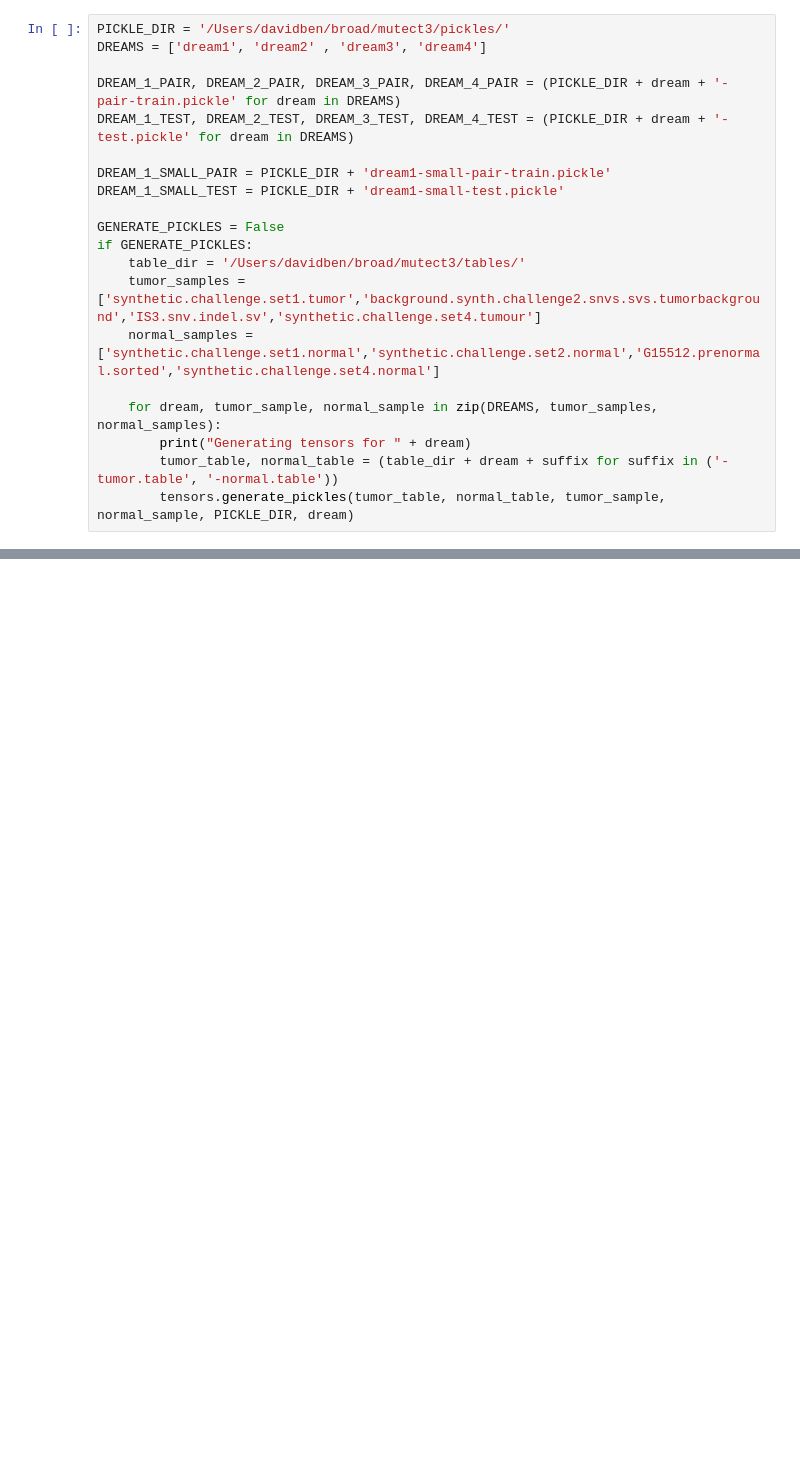
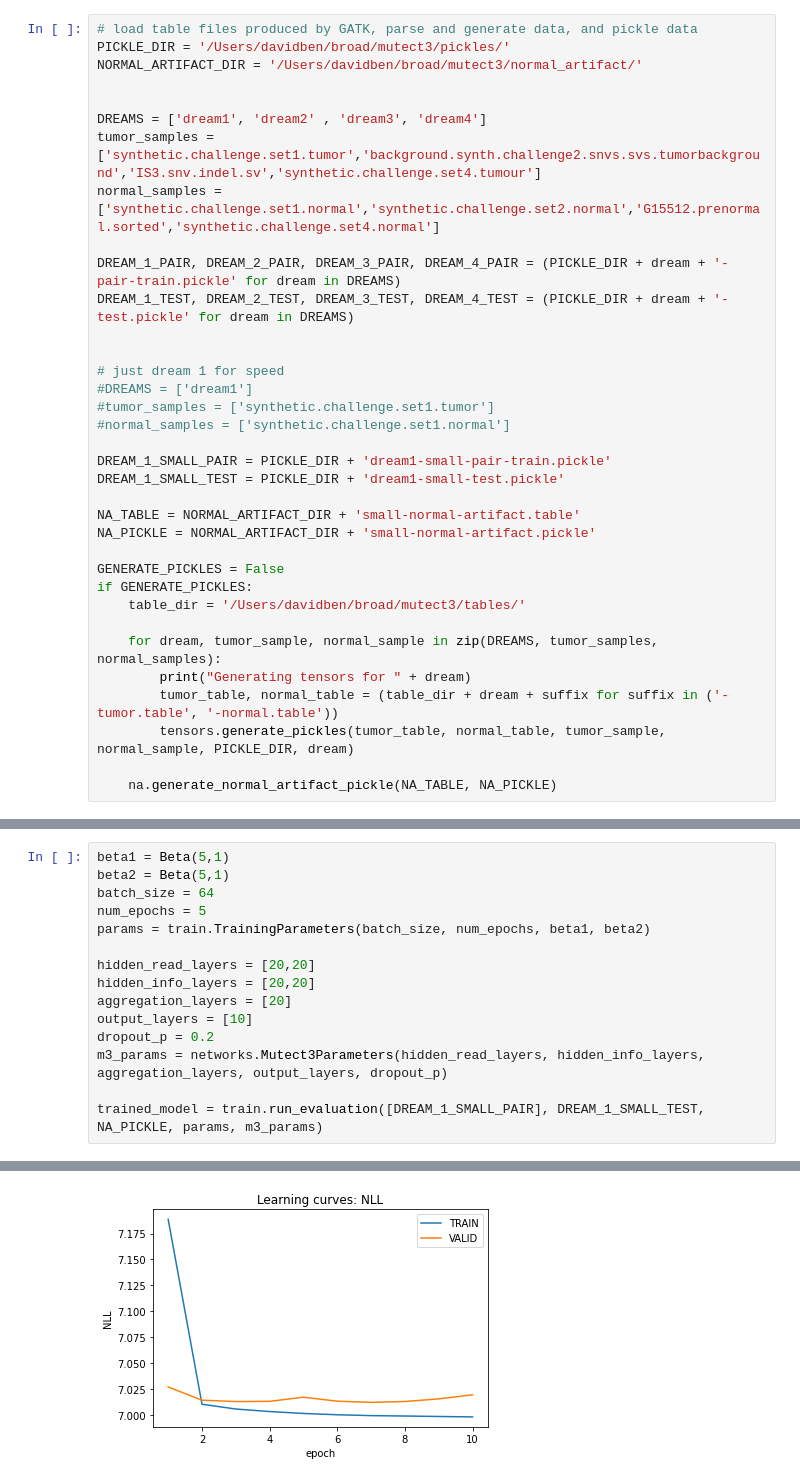
Before and after one commit to davidbenjamin/permutect, a Jupyter notebook: mutect3.ipynb, the cells around one changed output, grey strips where cells are left out. Cells and saved outputs as stored; diff of their text form; blank space fills up the shorter version.

Commit message:
Normal artifact filtering (#50)

```diff
--- a/mutect3.ipynb
+++ b/mutect3.ipynb
@@ -4,22 +6,37 @@ from mutect3 import tensors, train, networks
 
 %matplotlib inline
 # %%
+# load table files produced by GATK, parse and generate data, and pickle data
 PICKLE_DIR = '/Users/davidben/broad/mutect3/pickles/'
+NORMAL_ARTIFACT_DIR = '/Users/davidben/broad/mutect3/normal_artifact/'
+
+
 DREAMS = ['dream1', 'dream2' , 'dream3', 'dream4']
+tumor_samples = ['synthetic.challenge.set1.tumor','background.synth.challenge2.snvs.svs.tumorbackground','IS3.snv.indel.sv','synthetic.challenge.set4.tumour']
+normal_samples = ['synthetic.challenge.set1.normal','synthetic.challenge.set2.normal','G15512.prenormal.sorted','synthetic.challenge.set4.normal']
 
 DREAM_1_PAIR, DREAM_2_PAIR, DREAM_3_PAIR, DREAM_4_PAIR = (PICKLE_DIR + dream + '-pair-train.pickle' for dream in DREAMS)
 DREAM_1_TEST, DREAM_2_TEST, DREAM_3_TEST, DREAM_4_TEST = (PICKLE_DIR + dream + '-test.pickle' for dream in DREAMS)
 
+
+# just dream 1 for speed
+#DREAMS = ['dream1']
+#tumor_samples = ['synthetic.challenge.set1.tumor']
+#normal_samples = ['synthetic.challenge.set1.normal']
+
 DREAM_1_SMALL_PAIR = PICKLE_DIR + 'dream1-small-pair-train.pickle'
 DREAM_1_SMALL_TEST = PICKLE_DIR + 'dream1-small-test.pickle'
+
+NA_TABLE = NORMAL_ARTIFACT_DIR + 'small-normal-artifact.table'
+NA_PICKLE = NORMAL_ARTIFACT_DIR + 'small-normal-artifact.pickle'
 
 GENERATE_PICKLES = False
 if GENERATE_PICKLES:
     table_dir = '/Users/davidben/broad/mutect3/tables/'
-    tumor_samples = ['synthetic.challenge.set1.tumor','background.synth.challenge2.snvs.svs.tumorbackground','IS3.snv.indel.sv','synthetic.challenge.set4.tumour']
-    normal_samples = ['synthetic.challenge.set1.normal','synthetic.challenge.set2.normal','G15512.prenormal.sorted','synthetic.challenge.set4.normal']
 
     for dream, tumor_sample, normal_sample in zip(DREAMS, tumor_samples, normal_samples):
         print("Generating tensors for " + dream)
         tumor_table, normal_table = (table_dir + dream + suffix for suffix in ('-tumor.table', '-normal.table'))
         tensors.generate_pickles(tumor_table, normal_table, tumor_sample, normal_sample, PICKLE_DIR, dream)
+
+    na.generate_normal_artifact_pickle(NA_TABLE, NA_PICKLE)
@@ -25,0 +45,16 @@ if GENERATE_PICKLES:
+# %%
+beta1 = Beta(5,1)
+beta2 = Beta(5,1)
+batch_size = 64
+num_epochs = 5
+params = train.TrainingParameters(batch_size, num_epochs, beta1, beta2)
+
+hidden_read_layers = [20,20]
+hidden_info_layers = [20,20]
+aggregation_layers = [20]
+output_layers = [10]
+dropout_p = 0.2
+m3_params = networks.Mutect3Parameters(hidden_read_layers, hidden_info_layers, aggregation_layers, output_layers, dropout_p)
+
+trained_model = train.run_evaluation([DREAM_1_SMALL_PAIR], DREAM_1_SMALL_TEST, NA_PICKLE, params, m3_params)
+# %% [output]
@@ -25,0 +78 @@ if GENERATE_PICKLES:
+[figure, added]
```
Also changed, not shown: parts of 13 cells of this notebook, 6 other files.
